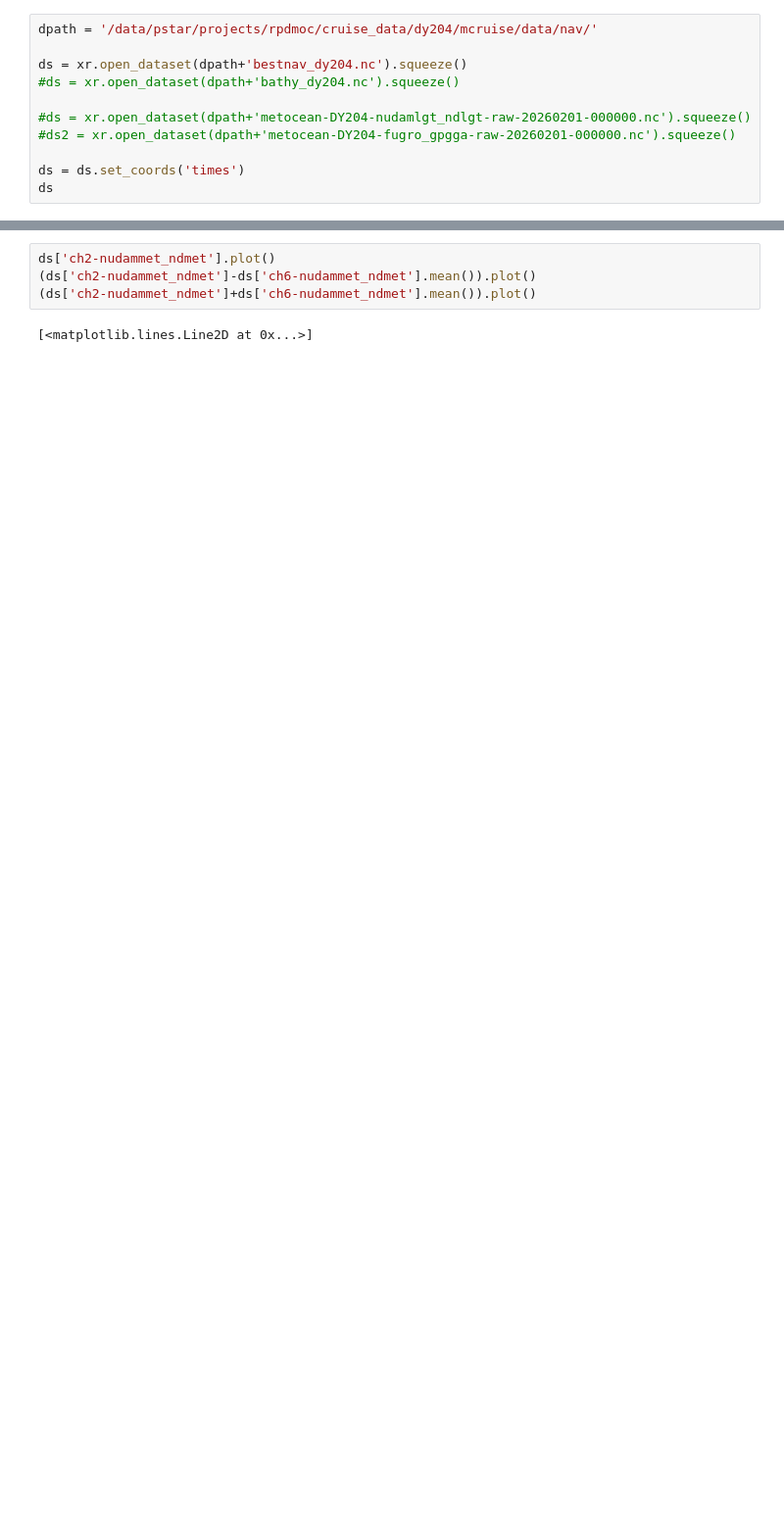
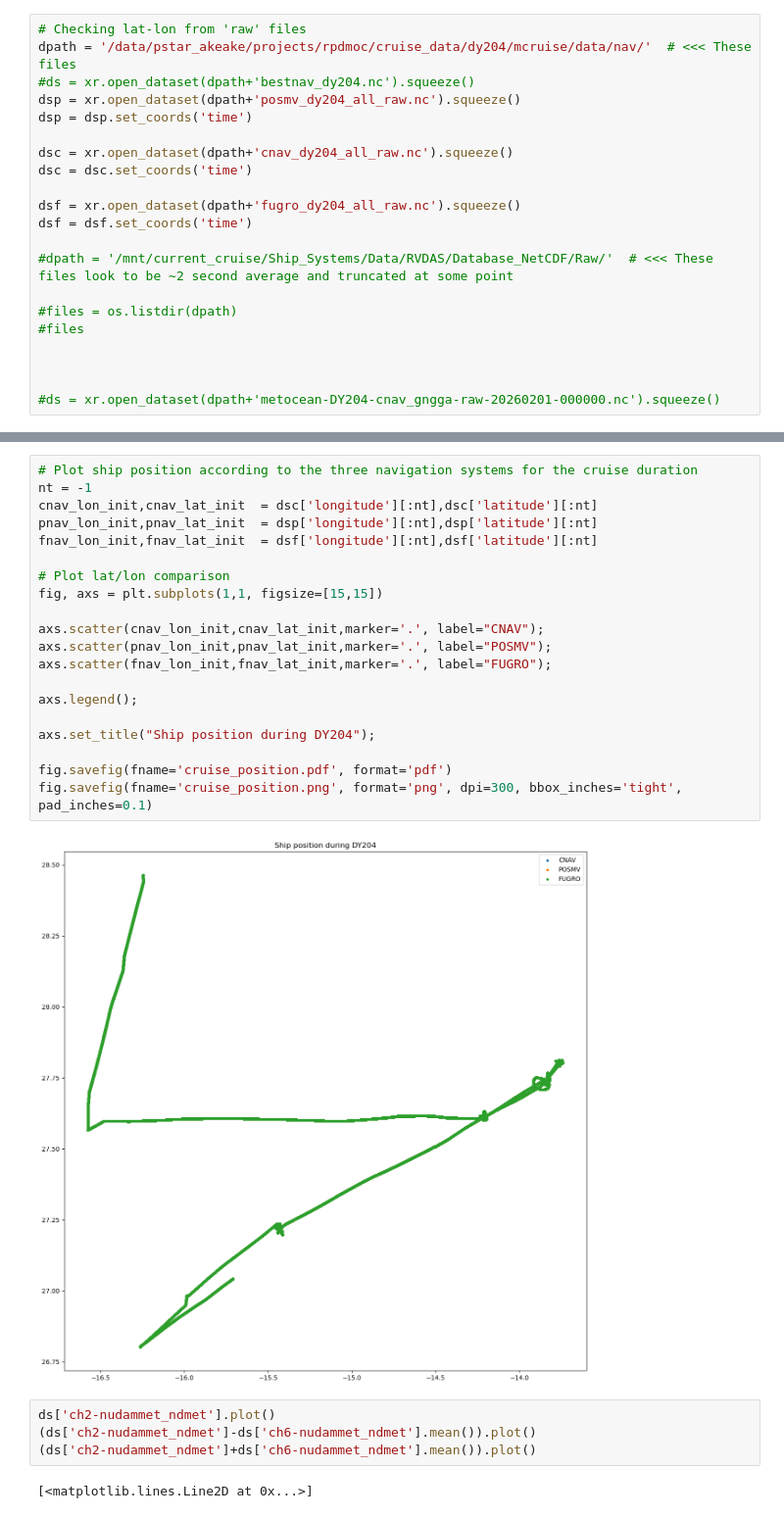
Before and after one commit to NOC-OCP/ocp_hydro_matlab, a Jupyter notebook: Python/Explore_data.ipynb, the cells around one changed output, grey strips where cells are left out. Shown at 98% size. Drawn from its saved outputs; the diff is of its cells as text; blank space fills up the shorter version.

Commit message:
Changes made during DY204

```diff
--- a/Python/Explore_data.ipynb
+++ b/Python/Explore_data.ipynb
@@ -27,11 +6,21 @@ files
 # %%
-dpath = '/data/pstar/projects/rpdmoc/cruise_data/dy204/mcruise/data/nav/'
+# Checking lat-lon from 'raw' files
+dpath = '/data/pstar_akeake/projects/rpdmoc/cruise_data/dy204/mcruise/data/nav/'  # <<< These files
+#ds = xr.open_dataset(dpath+'bestnav_dy204.nc').squeeze()
+dsp = xr.open_dataset(dpath+'posmv_dy204_all_raw.nc').squeeze()
+dsp = dsp.set_coords('time')
 
-ds = xr.open_dataset(dpath+'bestnav_dy204.nc').squeeze()
-#ds = xr.open_dataset(dpath+'bathy_dy204.nc').squeeze()
+dsc = xr.open_dataset(dpath+'cnav_dy204_all_raw.nc').squeeze()
+dsc = dsc.set_coords('time')
 
-#ds = xr.open_dataset(dpath+'metocean-DY204-nudamlgt_ndlgt-raw-20260201-000000.nc').squeeze()
-#ds2 = xr.open_dataset(dpath+'metocean-DY204-fugro_gpgga-raw-20260201-000000.nc').squeeze()
+dsf = xr.open_dataset(dpath+'fugro_dy204_all_raw.nc').squeeze()
+dsf = dsf.set_coords('time')
 
-ds = ds.set_coords('times')
-ds
+#dpath = '/mnt/current_cruise/Ship_Systems/Data/RVDAS/Database_NetCDF/Raw/'  # <<< These files look to be ~2 second average and truncated at some point
+
+#files = os.listdir(dpath)
+#files
+
+
+
+#ds = xr.open_dataset(dpath+'metocean-DY204-cnav_gngga-raw-20260201-000000.nc').squeeze()
@@ -98,3 +271,25 @@ plt.plot(ds['longitude-posmv_gpgga'],ds['latitude-posmv_gpgga'])
+# %%
+# Plot ship position according to the three navigation systems for the cruise duration
+nt = -1
+cnav_lon_init,cnav_lat_init  = dsc['longitude'][:nt],dsc['latitude'][:nt]
+pnav_lon_init,pnav_lat_init  = dsp['longitude'][:nt],dsp['latitude'][:nt]
+fnav_lon_init,fnav_lat_init  = dsf['longitude'][:nt],dsf['latitude'][:nt]
+
+# Plot lat/lon comparison
+fig, axs = plt.subplots(1,1, figsize=[15,15])
+
+axs.scatter(cnav_lon_init,cnav_lat_init,marker='.', label="CNAV");
+axs.scatter(pnav_lon_init,pnav_lat_init,marker='.', label="POSMV");
+axs.scatter(fnav_lon_init,fnav_lat_init,marker='.', label="FUGRO");
+
+axs.legend();
+
+axs.set_title("Ship position during DY204");
+
+fig.savefig(fname='cruise_position.pdf', format='pdf')
+fig.savefig(fname='cruise_position.png', format='png', dpi=300, bbox_inches='tight', pad_inches=0.1)
+# %% [output]
+[figure, added]
 # %%
 ds['ch2-nudammet_ndmet'].plot()
 (ds['ch2-nudammet_ndmet']-ds['ch6-nudammet_ndmet'].mean()).plot()
```
Also changed, not shown: parts of 17 cells of this notebook, 5 other files.
